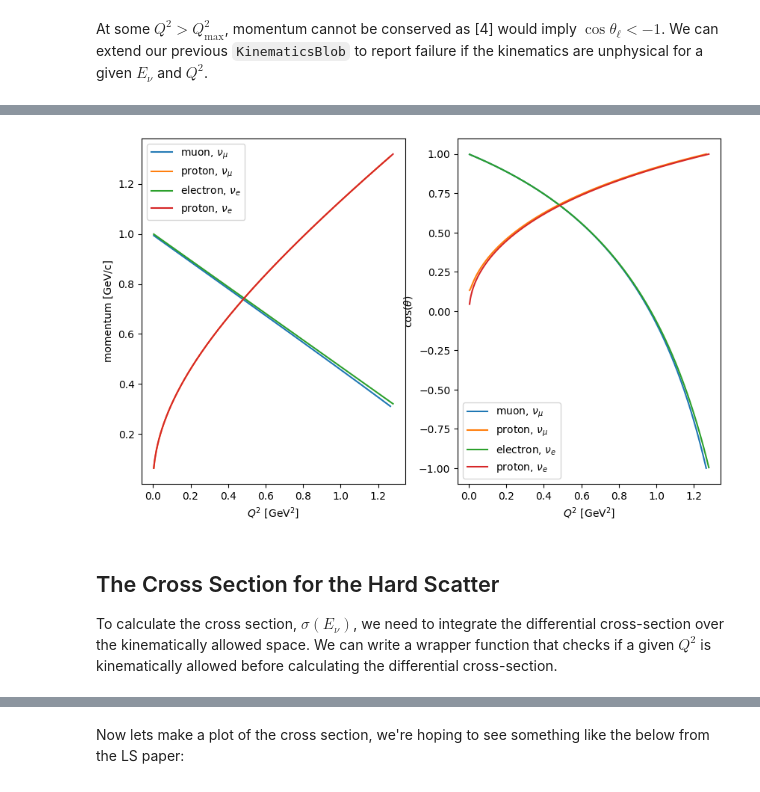
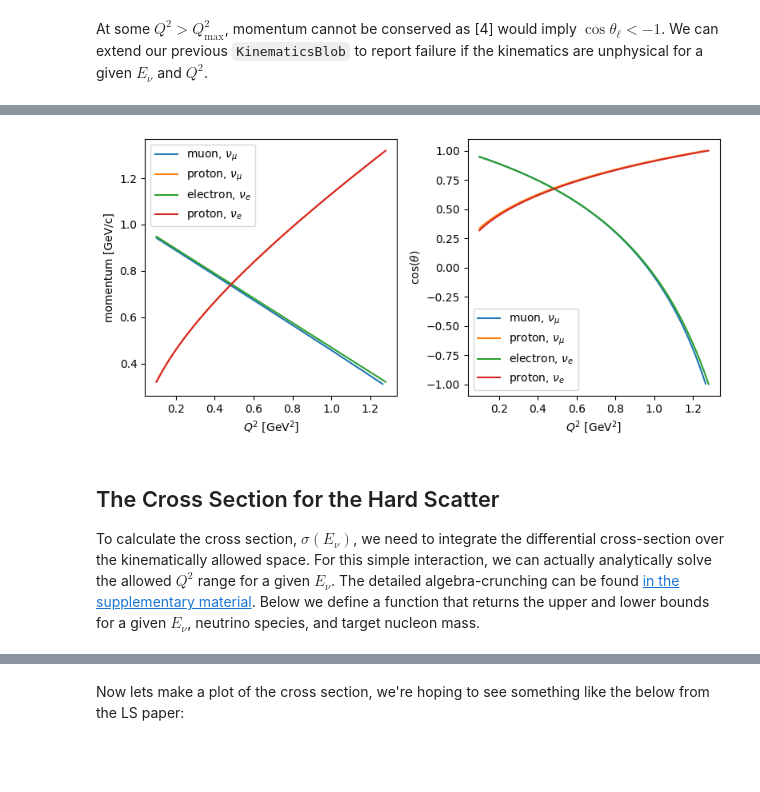
Before and after one commit to luketpickering/JupyNuGen, a Jupyter notebook: JupyNuGen.ipynb, the cells around one changed output, grey strips where cells are left out. Saved outputs shown, nothing was run; the diff lists cells and outputs as text; code cells hidden in the pictures; blank space fills up the shorter version.

```diff
--- a/JupyNuGen.ipynb
+++ b/JupyNuGen.ipynb
@@ -14,0 +75,14 @@ Table of Contents:
+# %%
+from math import pi
+import matplotlib.pyplot as plt
+
+plt.rcParams["figure.figsize"] = (4,4)
+plt.rcParams["figure.autolayout"] = True
+plt.rcParams["hist.bins"] = 100
+
+xs = np.linspace(0,2*pi,1000)
+
+plt.plot(xs / pi, np.sin(xs))
+plt.ylabel(r"$\sin{x}$")
+plt.xlabel(r"$x / \pi$")
+plt.show()
@@ -406,53 +688,34 @@ Is Enu = 1000, Q2 = 2000 for nues kinematically allowed? False
 # %%
 def plotphyskins(enu, Q2max):
-    kinsnumu = []
-    kinsnue = []
-    for Q2 in np.linspace(0,Q2max,1000):
-        kbnumu = PhysicalKinematicsBlob(enu, Q2, 14)
-        if kbnumu.physical:
-            kinsnumu.append(kbnumu)
+    kbnumu = PhysicalKinematicsBlob(enu, np.linspace(0.1,Q2max,1000), 14)
+    kbnue = PhysicalKinematicsBlob(enu, np.linspace(0.1,Q2max,1000), 12)
 
-        kbnue = PhysicalKinematicsBlob(enu, Q2, 12)
-        if kbnue.physical:
-            kinsnue.append(kbnue)
+    fig, (ax1,ax2) = plt.subplots(1,2, figsize=(8,4))
 
-    Q2snumu = [x.Q2 for x in kinsnumu]
-    plepsnumu = [x.plep for x in kinsnumu]
-    pnucsnumu = [x.pnuc for x in kinsnumu]
-    lepctsnumu = [x.lepct for x in kinsnumu]
-    nucctsnumu = [x.nucct for x in kinsnumu]
-
-    Q2snue = [x.Q2 for x in kinsnue]
-    plepsnue = [x.plep for x in kinsnue]
-    pnucsnue = [x.pnuc for x in kinsnue]
-    lepctsnue = [x.lepct for x in kinsnue]
-    nucctsnue = [x.nucct for x in kinsnue]
-
-    fig, (ax1,ax2) = plt.subplots(1,2, figsize=(10,6))
-
-    ax1.plot(Q2snumu,plepsnumu,label=r"muon, $\nu_\mu$")
-    ax1.plot(Q2snumu,pnucsnumu,label=r"proton, $\nu_\mu$")
-    ax1.plot(Q2snue,plepsnue,label=r"electron, $\nu_e$")
-    ax1.plot(Q2snue,pnucsnue,label=r"proton, $\nu_e$")
+    ax1.plot(kbnumu.Q2[kbnumu.physical],kbnumu.plep[kbnumu.physical],label=r"muon, $\nu_\mu$")
+    ax1.plot(kbnumu.Q2[kbnumu.physical],kbnumu.pnuc[kbnumu.physical],label=r"proton, $\nu_\mu$")
+    ax1.plot(kbnue.Q2[kbnue.physical],kbnue.plep[kbnue.physical],label=r"electron, $\nu_e$")
+    ax1.plot(kbnue.Q2[kbnue.physical],kbnue.pnuc[kbnue.physical],label=r"proton, $\nu_e$")
     ax1.set_ylabel("momentum [GeV/c]")
     ax1.set_xlabel(r"$Q^2$ [GeV$^2$]")
     ax1.legend()
 
-    ax2.plot(Q2snumu,lepctsnumu,label=r"muon, $\nu_\mu$")
-    ax2.plot(Q2snumu,nucctsnumu,label=r"proton, $\nu_\mu$")
-    ax2.plot(Q2snue,lepctsnue,label=r"electron, $\nu_e$")
-    ax2.plot(Q2snue,nucctsnue,label=r"proton, $\nu_e$")
+    ax2.plot(kbnumu.Q2[kbnumu.physical],kbnumu.lepct[kbnumu.physical],label=r"muon, $\nu_\mu$")
+    ax2.plot(kbnumu.Q2[kbnumu.physical],kbnumu.nucct[kbnumu.physical],label=r"proton, $\nu_\mu$")
+    ax2.plot(kbnue.Q2[kbnue.physical],kbnue.lepct[kbnue.physical],label=r"electron, $\nu_e$")
+    ax2.plot(kbnue.Q2[kbnue.physical],kbnue.nucct[kbnue.physical],label=r"proton, $\nu_e$")
     ax2.set_ylabel(r"$\cos(\theta)$")
     ax2.set_xlabel(r"$Q^2$ [GeV$^2$]")
     ax2.legend()
 
     fig.show()
 
 enu = 1
-plotphyskins(enu,2*enu)
+Q2 = 2
+plotphyskins(enu,Q2)
 # %% [output]
-[figure, old version]
+[figure, new version]
 # %% [markdown]
 ## The Cross Section for the Hard Scatter
 
-To calculate the cross section, $\sigma(E_{\nu})$, we need to integrate the differential cross-section over the kinematically allowed space. We can write a wrapper function that checks if a given $Q^2$ is kinematically allowed before calculating the differential cross-section.
+To calculate the cross section, $\sigma(E_{\nu})$, we need to integrate the differential cross-section over the kinematically allowed space. For this simple interaction, we can actually analytically solve the allowed $Q^2$ range for a given $E_\nu$. The detailed algebra-crunching can be found [in the supplementary material](#Kinematic-Limits-in-$Q^2$). Below we define a function that returns the upper and lower bounds for a given $E_\nu$, neutrino species, and target nucleon mass.
```
Also changed, not shown: parts of 93 cells of this notebook.
